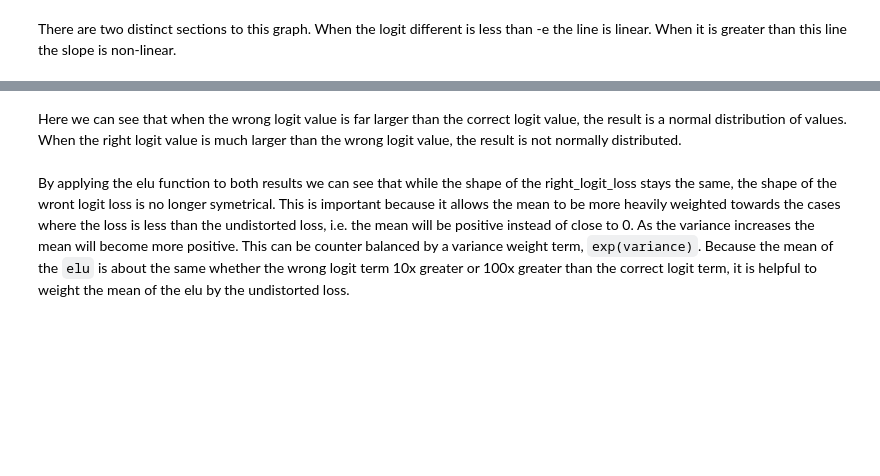
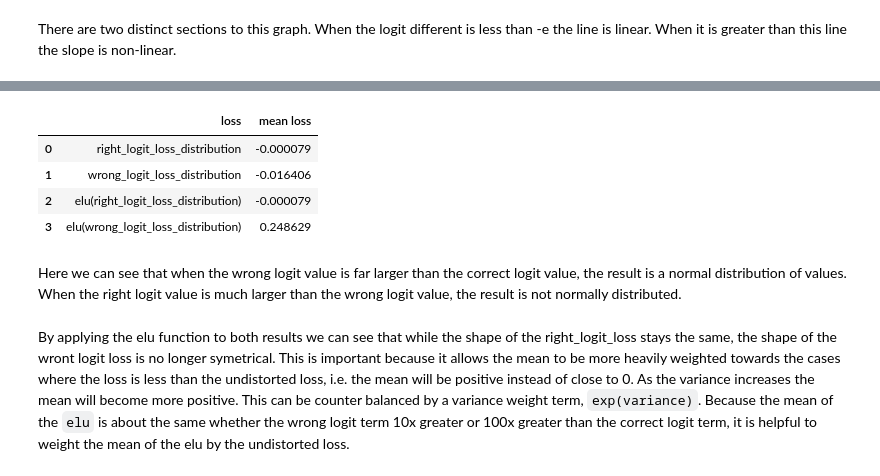
Before and after one commit to kyle-dorman/bayesian-neural-network-blogpost, a Jupyter notebook: analyze_aleatoric_uncertainty.ipynb, the cells around one changed output, grey strips where cells are left out. Saved outputs shown, nothing was run; the diff lists cells and outputs as text; code cells hidden in the pictures; blank space fills up the shorter version.

```diff
--- a/analyze_aleatoric_uncertainty.ipynb
+++ b/analyze_aleatoric_uncertainty.ipynb
@@ -283,3 +350,21 @@ plt.show()
+# %%
+pd.DataFrame({'loss':[
+      'right_logit_loss_distribution',
+      'wrong_logit_loss_distribution',
+      'elu(right_logit_loss_distribution)',
+      'elu(wrong_logit_loss_distribution)'
+    ], 'mean loss':[
+      np.mean(right_logit_loss),
+      np.mean(wrong_logit_loss),
+      np.mean(right_elu),
+      np.mean(wrong_elu)
+    ]})
+# %% [output]
+|  | loss | mean loss |
+| 0 | right_logit_loss_distribution | -0.000079 |
+| 1 | wrong_logit_loss_distribution | -0.016406 |
+| 2 | elu(right_logit_loss_distribution) | -0.000079 |
+| 3 | elu(wrong_logit_loss_distribution) | 0.248629 |
 # %% [markdown]
 Here we can see that when the wrong logit value is far larger than the correct logit value, the result is a normal distribution of values. When the right logit value is much larger than the wrong logit value, the result is not normally distributed.
 # %% [markdown]
```
Also changed, not shown: parts of 9 cells of this notebook, 5 other files.
